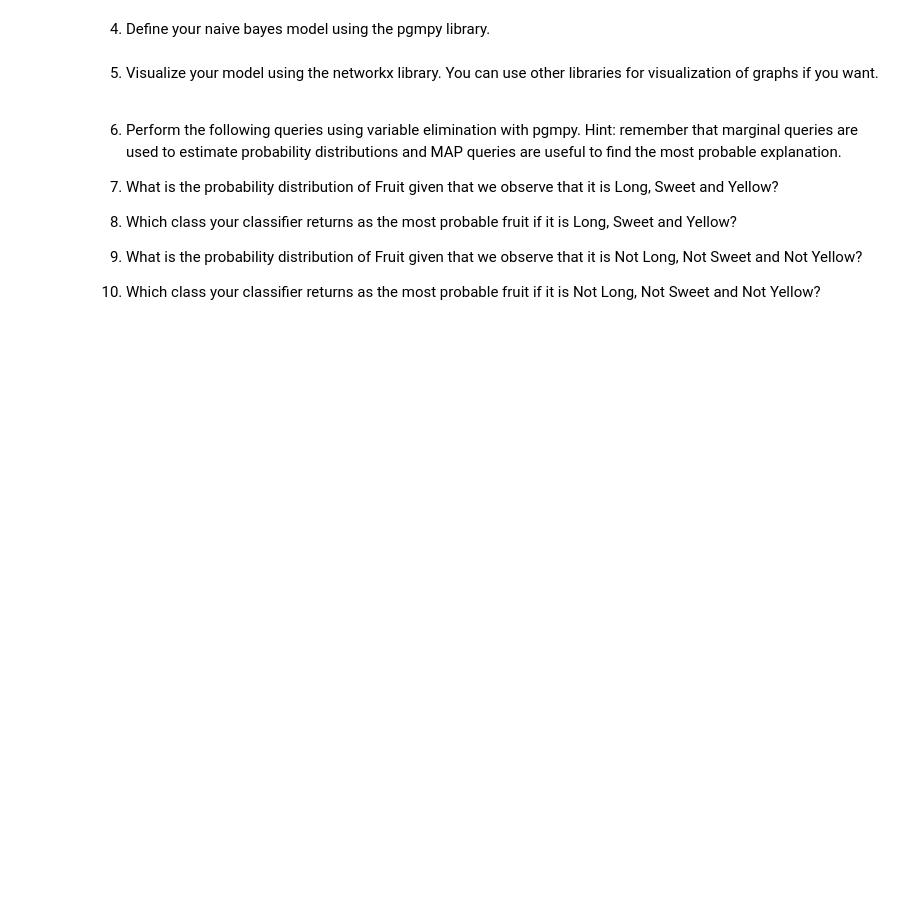
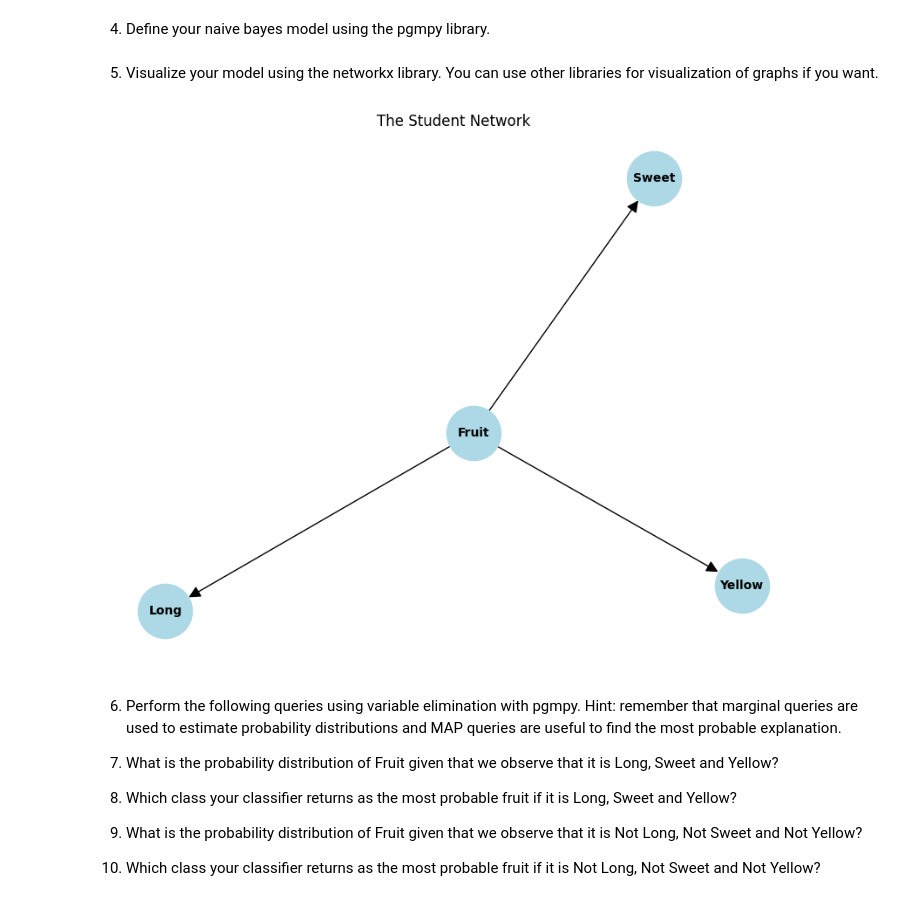
Before and after one commit to JeffAsDRK/Semana_3_IA, a Jupyter notebook: naive bayes pgm markov JA.ipynb, the cells around one changed output. Drawn from its saved outputs; the diff is of its cells as text; code cells hidden in the pictures; blank space fills up the shorter version.

```diff
--- a/naive bayes pgm markov JA.ipynb
+++ b/naive bayes pgm markov JA.ipynb
@@ -308,2 +280,26 @@ Not Yellow                     0.75
+# %%
+#your code here
+# Define the model
+model = DiscreteBayesianNetwork([('Fruit', 'Long'),
+                         ('Fruit', 'Sweet'),
+                         ('Fruit', 'Yellow')])
+
+cpd_fruit = TabularCPD(variable='Fruit', variable_card=3, values=[[0.5], [0.2], [0.3]])
+cpd_long = TabularCPD(variable='Long', variable_card=2,
+                     values=[df_probs.loc['Long'].values.tolist(),
+                             df_probs.loc['Not Long'].values.tolist()],
+                     evidence=['Fruit'],
+                     evidence_card=[3])
+cpd_sweet = TabularCPD(variable='Sweet', variable_card=2,
+                      values=[df_probs.loc['Sweet'].values.tolist(),
+                              df_probs.loc['Not Sweet'].values.tolist()],
+                      evidence=['Fruit'],
+                      evidence_card=[3])
+cpd_yellow = TabularCPD(variable='Yellow', variable_card=2,
+                       values=[df_probs.loc['Yellow'].values.tolist(),
+                               df_probs.loc['Not Yellow'].values.tolist()],
+                       evidence=['Fruit'],
+                       evidence_card=[3])
+model.add_cpds(cpd_fruit, cpd_long, cpd_sweet, cpd_yellow)
 # %% [markdown]
 5. Visualize your model using the networkx library. You can use other libraries for visualization of graphs if you want.
@@ -312,3 +306,22 @@ Not Yellow                     0.75
+# %%
+#your code here
+import networkx as nx
+import matplotlib.pyplot as plt
+
+# Create a directed graph from the model
+nx_graph = nx.DiGraph()
+
+# Add edges from the Bayesian Network
+nx_graph.add_edges_from(model.edges())
+
+# Plot the graph
+plt.figure(figsize=(8, 6))
+pos = nx.spring_layout(nx_graph, k=2, iterations=150, seed=30)  # Adjust 'k' for node spacing
+nx.draw(nx_graph, pos, with_labels=True, node_color='lightblue', node_size=2000, font_size=10, font_weight='bold', arrowsize=20)
+plt.title("The Student Network")
+plt.show()
+# %% [output]
+[figure, added]
 # %% [markdown]
 6. Perform the following queries using variable elimination with pgmpy. Hint: remember that marginal queries are used to estimate probability distributions and MAP queries are useful to find the most probable explanation.
 
```
Also changed, not shown: parts of 25 cells of this notebook.
